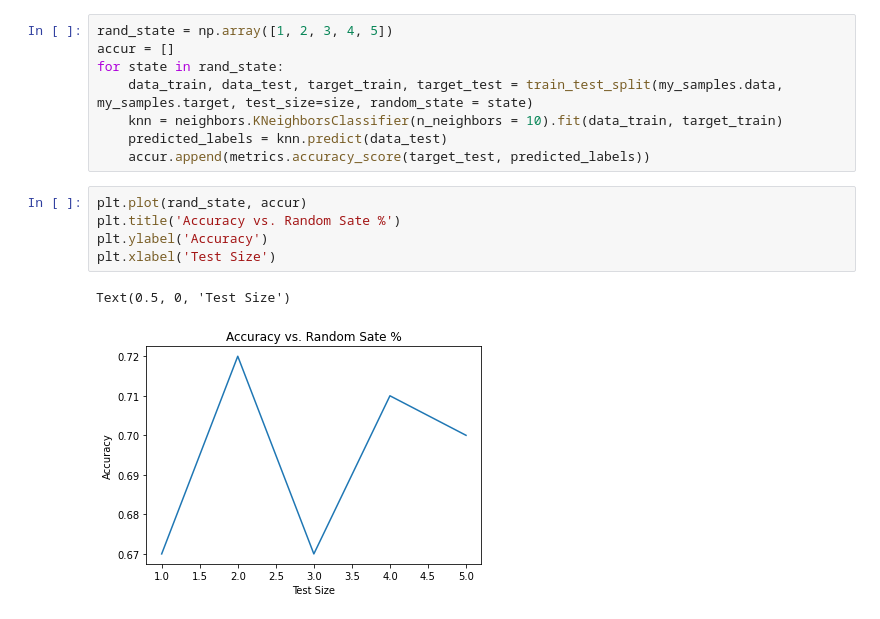
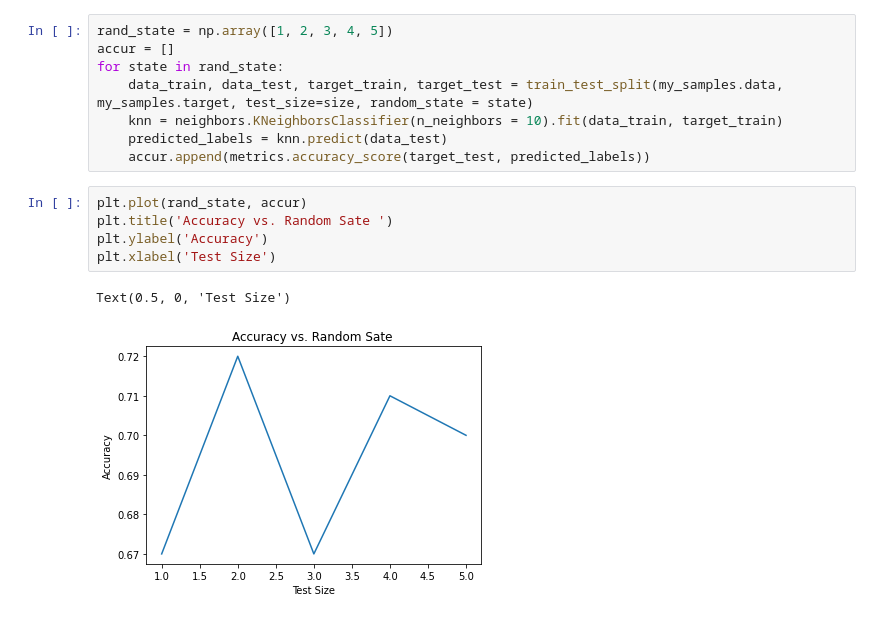
Before and after one commit to maximdorogov/Practicos_MachineLearning_UNS, a Jupyter notebook: k-NN 3.1.ipynb, the cells around one changed output. Cells and saved outputs as stored; diff of their text form.

```diff
--- a/k-NN 3.1.ipynb
+++ b/k-NN 3.1.ipynb
@@ -136,9 +136,9 @@ for state in rand_state:
     accur.append(metrics.accuracy_score(target_test, predicted_labels))
 # %%
 plt.plot(rand_state, accur)
-plt.title('Accuracy vs. Random Sate %')
+plt.title('Accuracy vs. Random Sate ')
 plt.ylabel('Accuracy')
 plt.xlabel('Test Size')
 # %% [output]
 Text(0.5, 0, 'Test Size')
-[figure, old version]
+[figure, new version]
```
